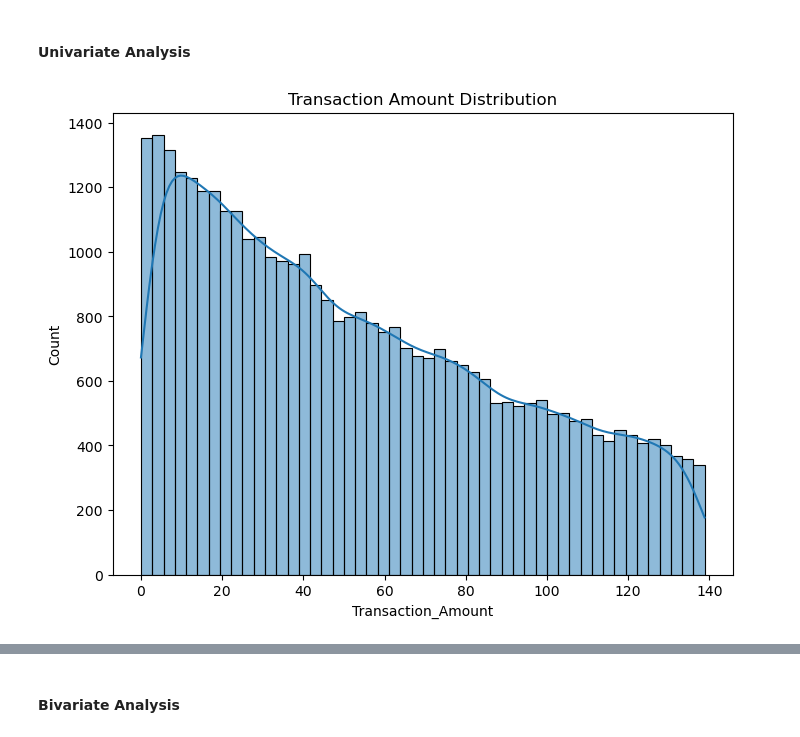
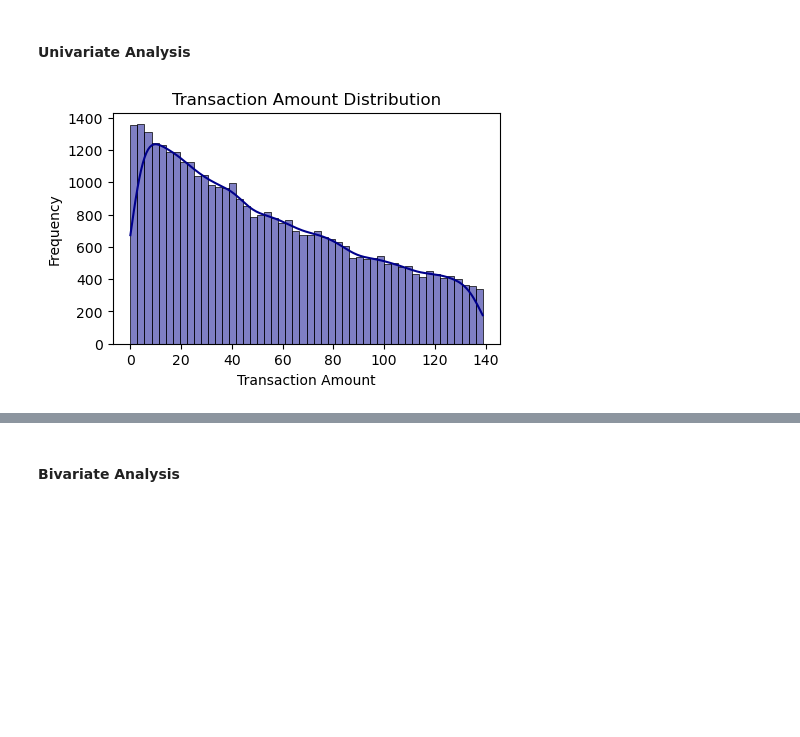
Before and after one commit to Arishiine/Fraud-Detection, a Jupyter notebook: Fraud Detection Project.ipynb, the cells around one changed output, grey strips where cells are left out. Cells and saved outputs as stored; diff of their text form; code cells hidden in the pictures; blank space fills up the shorter version.

```diff
--- a/Fraud Detection Project.ipynb
+++ b/Fraud Detection Project.ipynb
@@ -125,9 +154,11 @@ plt.show()
 #### **Univariate Analysis**
 # %%
 #Transaction Amount
-plt.figure(figsize=(8,6))
-sns.histplot(data['Transaction_Amount'],bins=50,kde=True)
+plt.figure(figsize=(5,3))
+sns.histplot(data['Transaction_Amount'],bins=50,kde=True,color='darkblue')
 plt.title('Transaction Amount Distribution')
+plt.xlabel('Transaction Amount')
+plt.ylabel('Frequency')
 plt.show()
 # %% [output]
-[figure, old version]
+[figure, new version]
```
Also changed, not shown: parts of 32 cells of this notebook, 1 other file.
